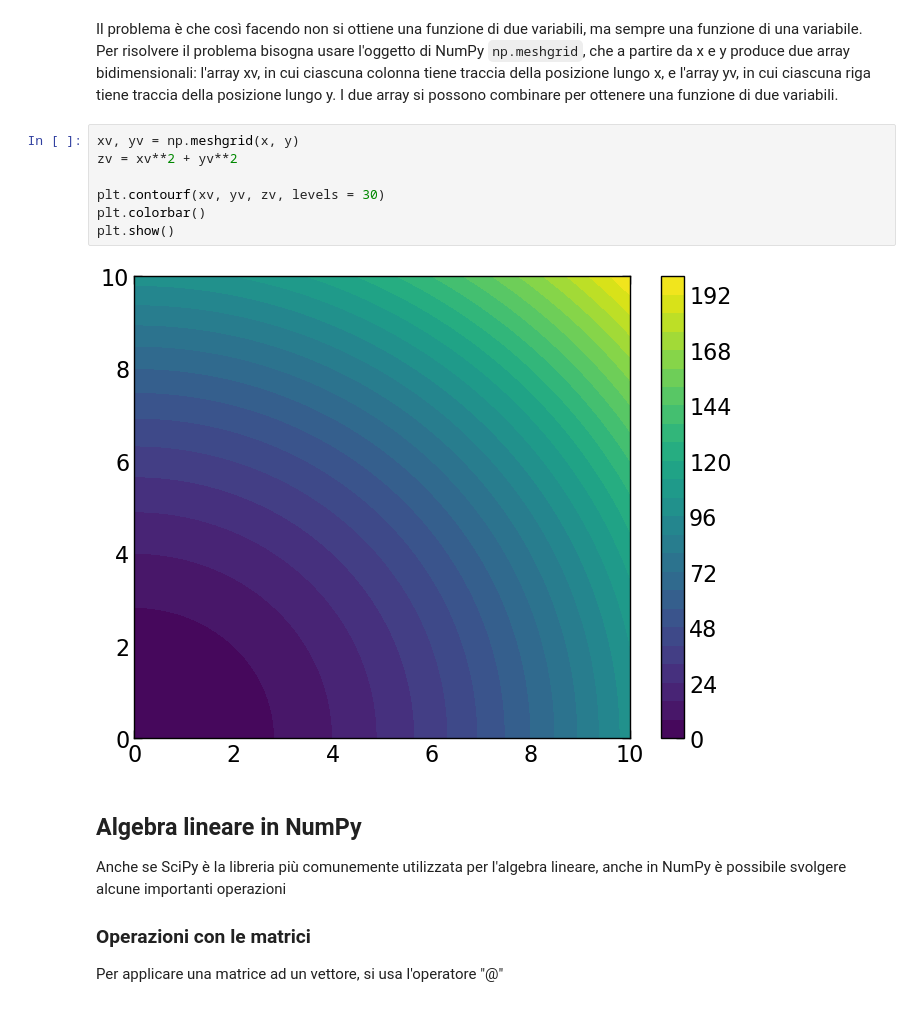
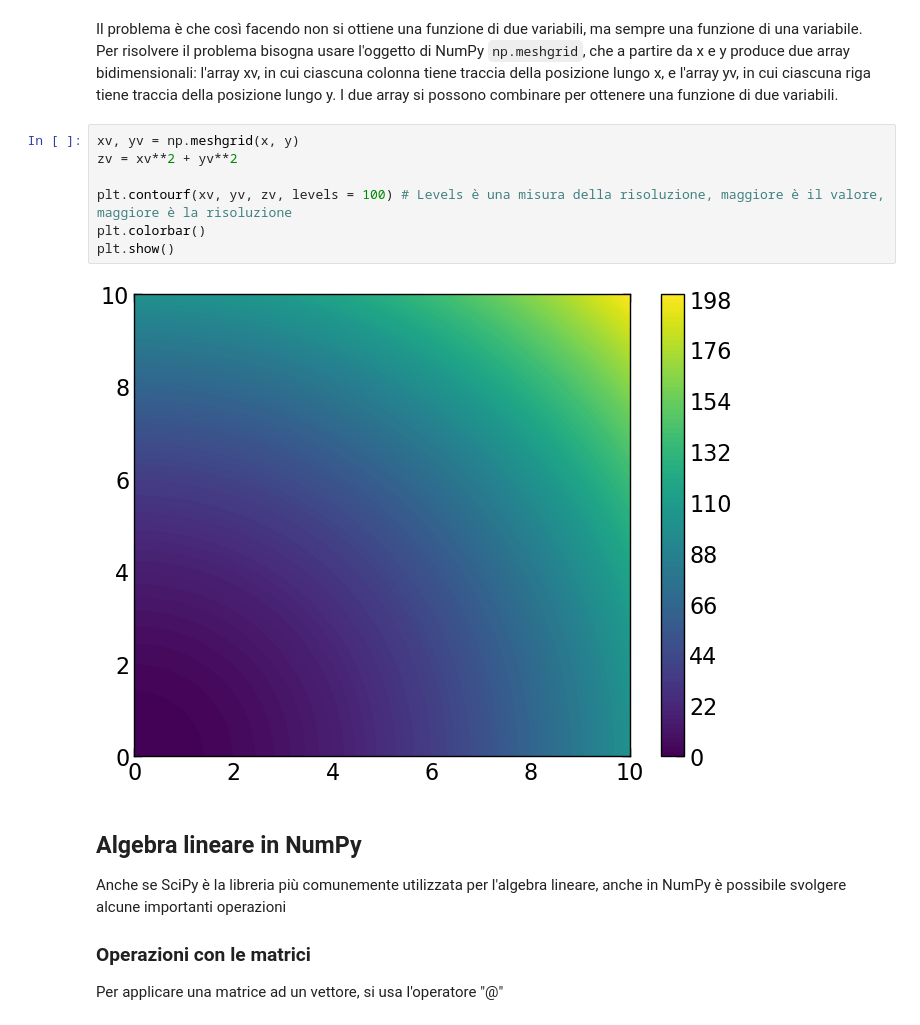
Before and after one commit to mscamp/PythonLearning, a Jupyter notebook: MrPSolver/numpy.ipynb, the cells around one changed output. Saved outputs shown, nothing was run; the diff lists cells and outputs as text.

```diff
--- a/MrPSolver/numpy.ipynb
+++ b/MrPSolver/numpy.ipynb
@@ -437,12 +437,12 @@ Il problema è che così facendo non si ottiene una funzione di due variabili, m
 # %%
 xv, yv = np.meshgrid(x, y)
 zv = xv**2 + yv**2
 
-plt.contourf(xv, yv, zv, levels = 30)
+plt.contourf(xv, yv, zv, levels = 100) # Levels è una misura della risoluzione, maggiore è il valore, maggiore è la risoluzione
 plt.colorbar()
 plt.show()
 # %% [output]
-[figure, old version]
+[figure, new version]
 # %% [markdown]
 ## Algebra lineare in NumPy
 Anche se SciPy è la libreria più comunemente utilizzata per l'algebra lineare, anche in NumPy è possibile svolgere alcune importanti operazioni
```
Also changed, not shown: parts of 27 cells of this notebook.
